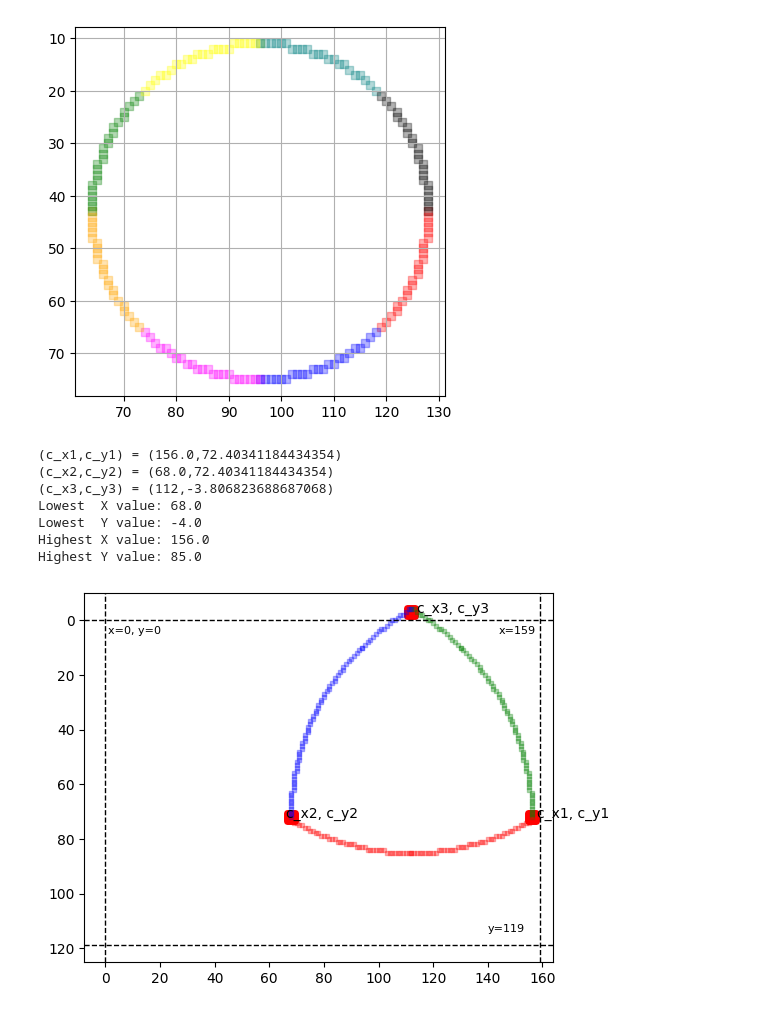
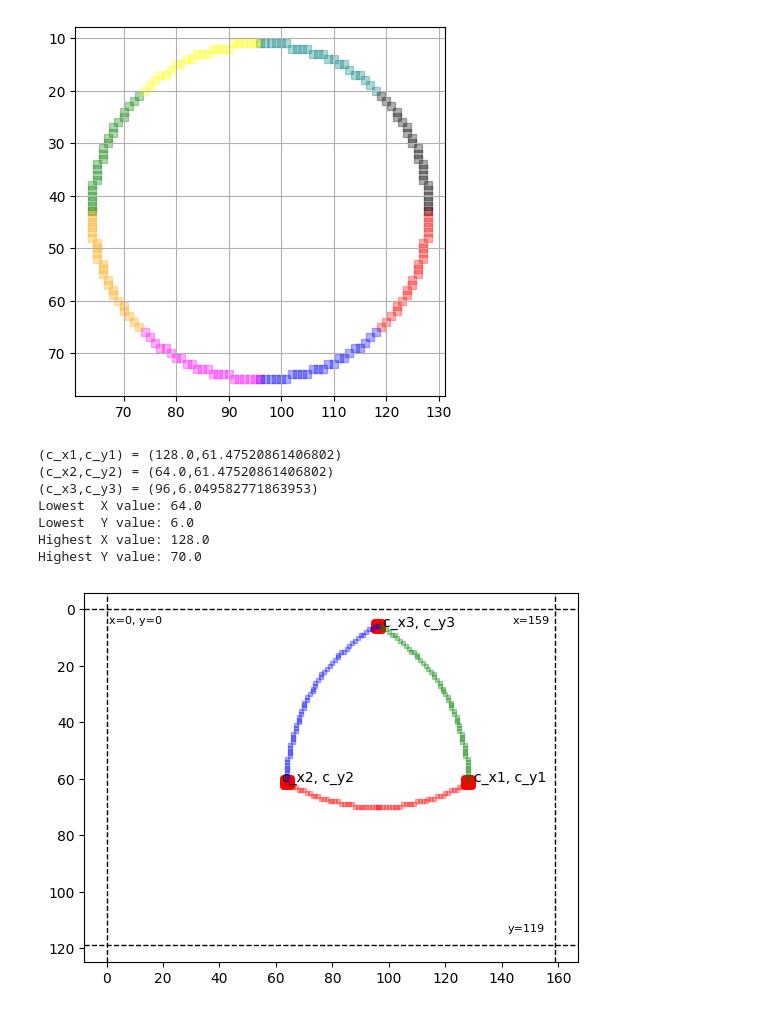
Before and after one commit to Karsten-Uy/CPEN311_lab2_working, a Jupyter notebook: circle.ipynb, the cells around one changed output. Drawn from its saved outputs; the diff is of its cells as text; code cells hidden in the pictures.

```diff
--- a/circle.ipynb
+++ b/circle.ipynb
@@ -113,10 +113,15 @@ def draw_triangle_segment(centre_x, centre_y, radius, type):
 # centre_y = 60
 # diameter = 80
 
-# dirtest1
-centre_x = 112
-centre_y = 47
-diameter = 88
+# # dirtest1
+# centre_x = 112
+# centre_y = 47
+# diameter = 88
+
+# dirtest2
+centre_x = 96
+centre_y = 43
+diameter = 64
 
 c_x = centre_x
 c_y = centre_y
@@ -157,39 +162,39 @@ for pathcoll in ax.collections:
 
 if all_points:
     all_points = np.array(all_points)
     max_x = np.max(all_points[:, 0])
     max_y = np.max(all_points[:, 1])
     min_x = np.min(all_points[:, 0])
     min_y = np.min(all_points[:, 1])
 
     print(f"Lowest  X value: {min_x}")
     print(f"Lowest  Y value: {min_y}")
     print(f"Highest X value: {max_x}")
     print(f"Highest Y value: {max_y}")
 
 # Draw reference lines
 x_vals = np.arange(0, 160)
 
 # Vertical lines
 plt.axvline(x=0, color='black', linestyle='--', linewidth=1)
 plt.axvline(x=159, color='black', linestyle='--', linewidth=1)
 
 # Horizontal line
 plt.axhline(y=0, color='black', linestyle='--', linewidth=1)
 plt.axhline(y=119, color='black', linestyle='--', linewidth=1)
 
 # Add labels for clarity
 plt.text(1, 5, "x=0, y=0", fontsize=8, color="black")
 plt.text(159 - 15, 5, "x=159", fontsize=8, color="black")
-plt.text(145, 119 - 5, "y=119", fontsize=8, color="black")
+plt.text(142, 119 - 5, "y=119", fontsize=8, color="black")
 
 plt.show()
 # %% [output]
-(c_x1,c_y1) = (156.0,72.40341184434354)
-(c_x2,c_y2) = (68.0,72.40341184434354)
-(c_x3,c_y3) = (112,-3.806823688687068)
-Lowest  X value: 68.0
-Lowest  Y value: -4.0
-Highest X value: 156.0
-Highest Y value: 85.0
+(c_x1,c_y1) = (128.0,61.47520861406802)
+(c_x2,c_y2) = (64.0,61.47520861406802)
+(c_x3,c_y3) = (96,6.049582771863953)
+Lowest  X value: 64.0
+Lowest  Y value: 6.0
+Highest X value: 128.0
+Highest Y value: 70.0
-[figure, old version]
+[figure, new version]
```
Also changed, not shown: 6 other files.
